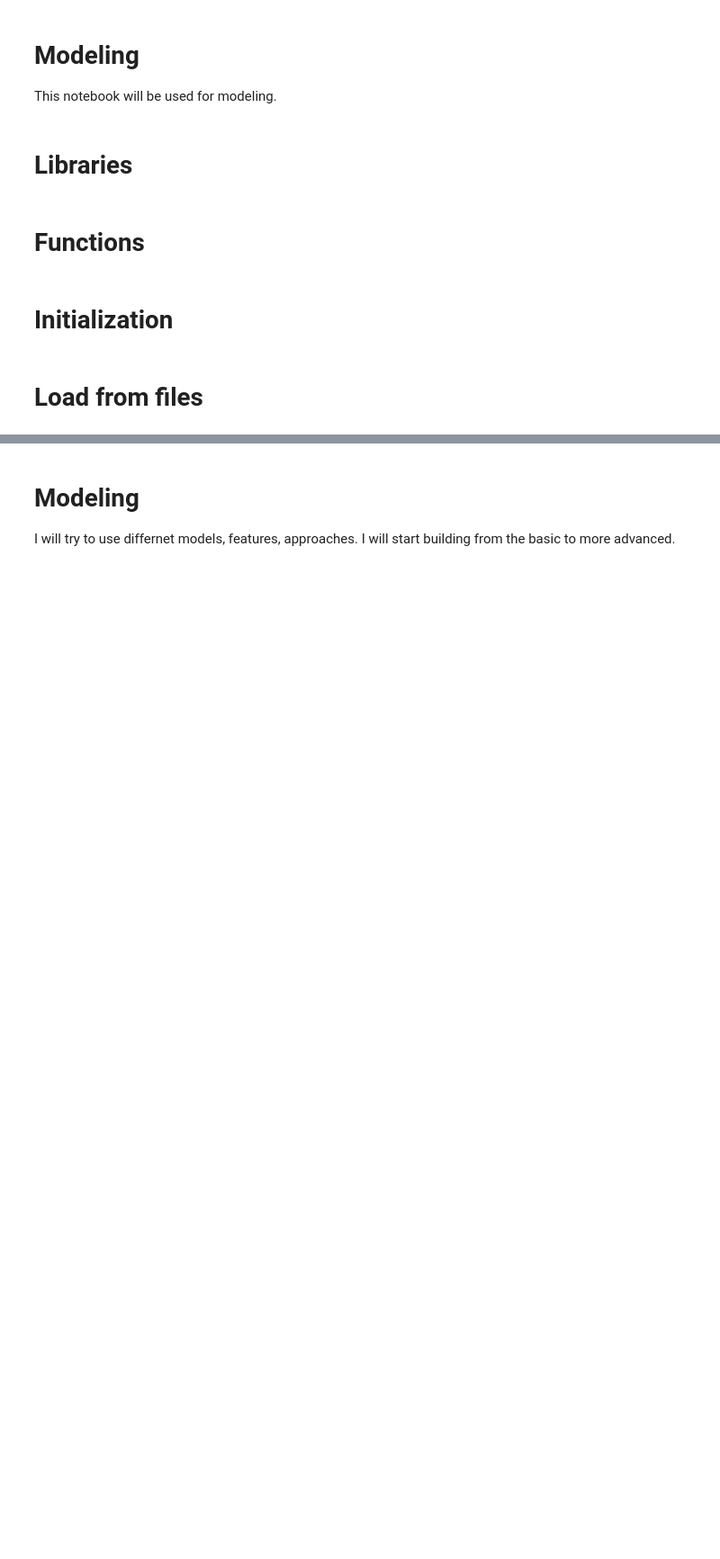
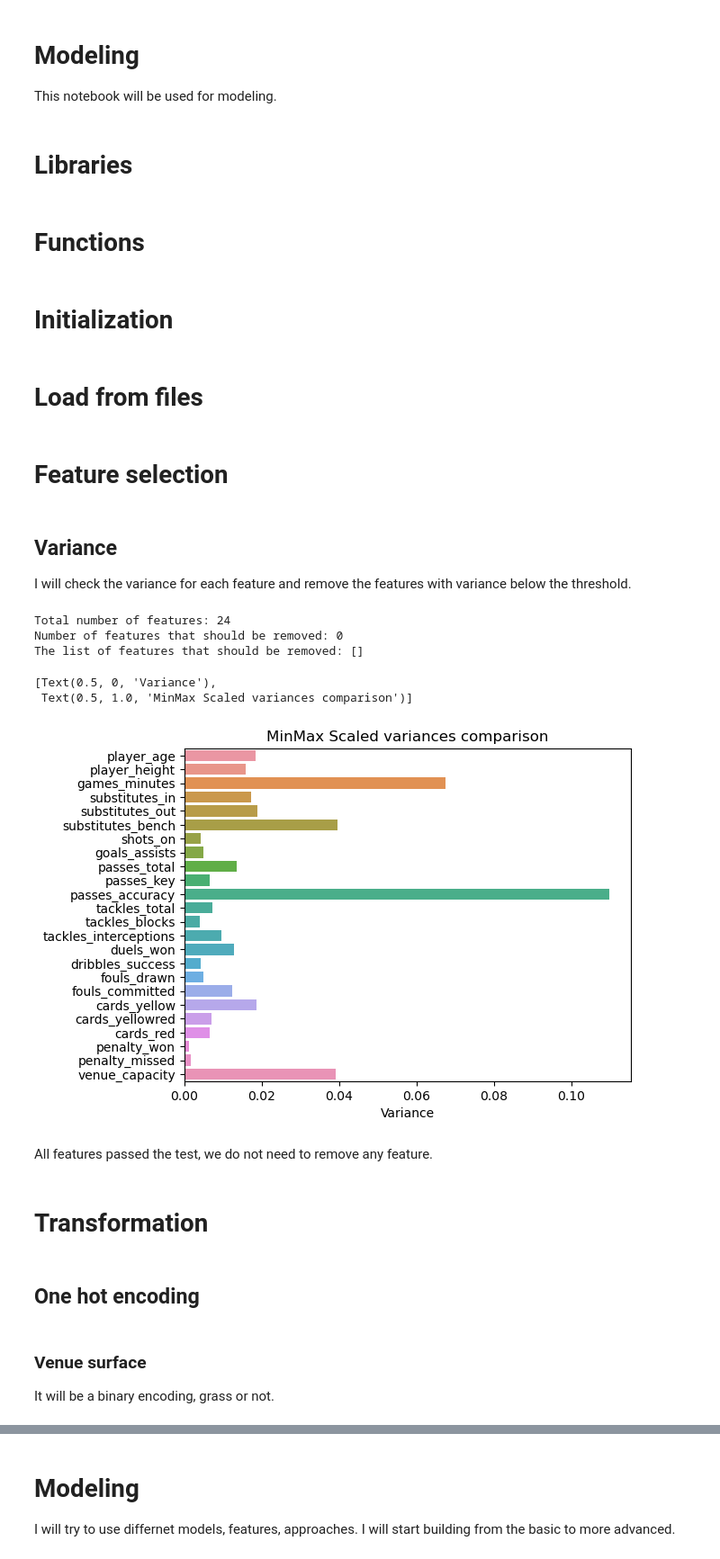
Before and after one commit to victor-shvets/Sports-analytics, a Jupyter notebook: football-model.ipynb, the cells around one changed output, grey strips where cells are left out. Shown at 90% size. Cells and saved outputs as stored; diff of their text form; code cells hidden in the pictures; blank space fills up the shorter version.

```diff
--- a/football-model.ipynb
+++ b/football-model.ipynb
@@ -122,3 +140,46 @@ dfModelSummary = pd.DataFrame(index=indexSummary)
 # %%
 dfFootballML = pd.read_csv('data/football_ml.csv')
 dfFootballMLBench = pd.read_csv('data/football_ml_bench.csv')
+# %% [markdown]
+# Feature selection
+# %% [markdown]
+## Variance
+
+I will check the variance for each feature and remove the features with variance below the threshold.
+# %%
+scaler = MinMaxScaler()
+
+# List of features
+X = dfFootballML.drop('goals_total', axis=1)
+
+# Scale the data frame
+XScaled = scaler.fit_transform(X)
+
+# Define the variance threshold
+VarThresh = VarianceThreshold(threshold=0.0004)
+
+# Fit the threshold on the scaled data
+VarThresh.fit(XScaled)
+
+print(f'Total number of features: {len(X.columns)}')
+print(f'Number of features that should be removed: {len(X.columns[~VarThresh.get_support()])}')
+print(f'The list of features that should be removed: {X.columns[~VarThresh.get_support()].to_list()}')
+
+sns.barplot(y=X.columns, x=VarThresh.variances_).set(xlabel='Variance', title='MinMax Scaled variances comparison')
+# %% [output]
+Total number of features: 24
+Number of features that should be removed: 0
+The list of features that should be removed: []
+[Text(0.5, 0, 'Variance'),
+ Text(0.5, 1.0, 'MinMax Scaled variances comparison')]
+[figure, added]
+# %% [markdown]
+All features passed the test, we do not need to remove any feature.
+# %% [markdown]
+# Transformation
+# %% [markdown]
+## One hot encoding
+# %% [markdown]
+### Venue surface
+
+It will be a binary encoding, grass or not.
```
Also changed, not shown: parts of 51 cells of this notebook, 2 other files.
